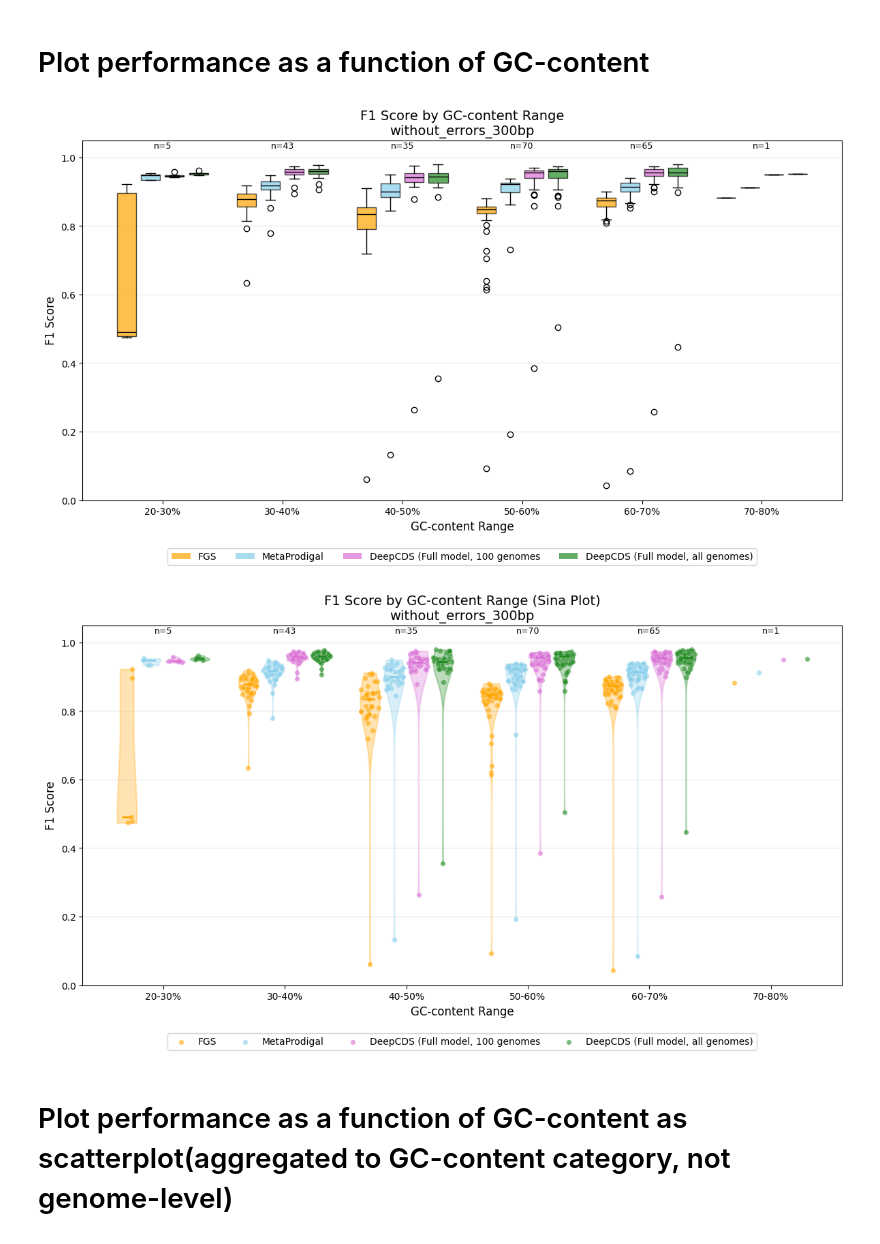
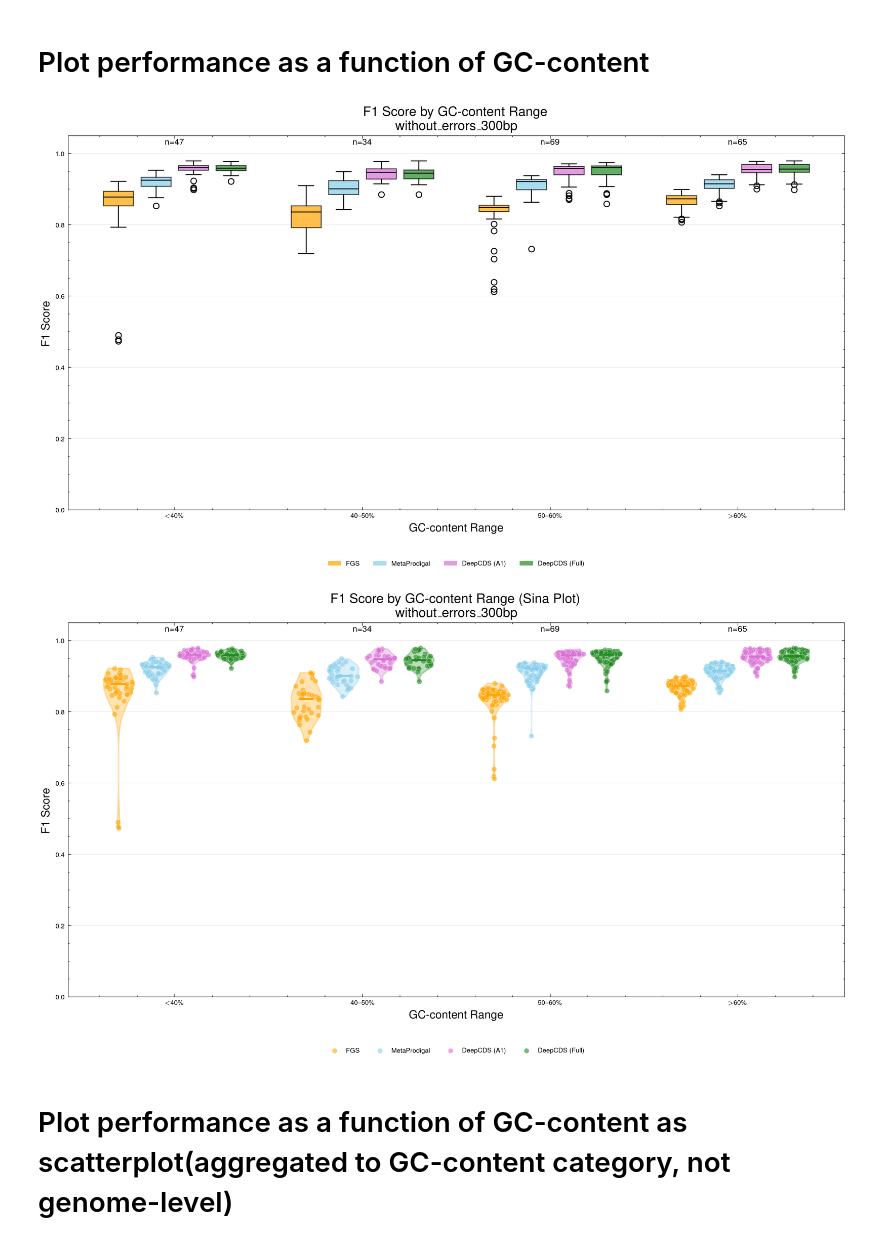
Before and after one commit to lsandvad/deep-cds, a Jupyter notebook: src_dev/benchmark/eval/without_errors/cds_level_evaluation_without_errors.ipynb, the cells around one changed output. Drawn from its saved outputs; the diff is of its cells as text; code cells hidden in the pictures.

```diff
--- a/src_dev/benchmark/eval/without_errors/cds_level_evaluation_without_errors.ipynb
+++ b/src_dev/benchmark/eval/without_errors/cds_level_evaluation_without_errors.ipynb
@@ -593,11 +597,11 @@ for data_type in data_types:
         performance_metrics_genomes_dict[test_accession] = {
             "fgs_complete": calculate_metrics(testset_dict, preds_fgs_dict, read_names_list, overlap_criteria),
             "prodigal": calculate_metrics(testset_dict, prodigal_dict, read_names_list, overlap_criteria),
-            "esm2_a1": calculate_metrics(testset_dict, preds_a1, read_names_list, overlap_criteria),
+            "deep_cds_a1": calculate_metrics(testset_dict, preds_a1, read_names_list, overlap_criteria),
             "deep_cds": calculate_metrics(testset_dict, preds_deep_cds, read_names_list, overlap_criteria)}
 
     #assess wrong predictions to find out if there are any patterns that raise concern/should be fixed
-    wrong_predictions = find_wrong_predictions(testset_dict, prodigal_dict, read_names_list, overlap_criteria)
+    wrong_predictions = find_wrong_predictions(testset_dict, preds_deep_cds, read_names_list, overlap_criteria)
 
     plot_all_models_comparison('f1_score', performance_metrics_genomes_dict, data_type, genomes)
     #plot_all_models_comparison('recall', performance_metrics_genomes_dict, data_type, genomes)
@@ -617,12 +641,12 @@ def plot_metric_by_gc_content_boxplot(performance_metrics_dict, genome_metadata,
         genome_metadata (dict): Dictionary with genome metadata including gc_content
         metric_name (str): Name of the metric to plot (e.g., 'f1_score', 'precision', 'recall')
         data_type (str): Data type description for the plot title
-        gc_bins (list, optional): List of bin edges for GC-content. Default: [20, 30, 40, 50, 60, 70, 80]
+        gc_bins (list, optional): List of bin edges for GC-content. Default: [0, 40, 50, 60, 100]
         model_display_names (dict, optional): Dictionary mapping model names to display names
         colors (list, optional): List of colors for each model
     """
     if gc_bins is None:
-        gc_bins = [20, 30, 40, 50, 60, 70, 80]
+        gc_bins = [0, 40, 50, 60, 100]
 
     # Get model names from the first genome entry
     first_genome = next(iter(performance_metrics_dict.values()))
@@ -639,7 +663,14 @@ def plot_metric_by_gc_content_boxplot(performance_metrics_dict, genome_metadata,
         colors = ['skyblue', 'orange', 'orchid', 'forestgreen', 'purple']
 
     # Create bin labels
-    bin_labels = [f"{gc_bins[i]}-{gc_bins[i+1]}%" for i in range(len(gc_bins)-1)]
+    bin_labels = []
+    for i in range(len(gc_bins) - 1):
+        if gc_bins[i] == 0:
+            bin_labels.append(rf"$<${gc_bins[i+1]}\%")
+        elif gc_bins[i+1] == 100:
+            bin_labels.append(rf"$>${gc_bins[i]}\%")
+        else:
+            bin_labels.append(rf"{gc_bins[i]}--{gc_bins[i+1]}\%")
 
     # Organize data by GC bin and model
     data_by_bin_and_model = {label: {model: [] for model in model_names} for label in bin_labels}
@@ -729,13 +760,13 @@ def plot_metric_by_gc_content_sina(performance_metrics_dict, genome_metadata, me
         genome_metadata (dict): Dictionary with genome metadata including gc_content
         metric_name (str): Name of the metric to plot (e.g., 'f1_score', 'precision', 'recall')
         data_type (str): Data type description for the plot title
-        gc_bins (list, optional): List of bin edges for GC-content. Default: [20, 30, 40, 50, 60, 70, 80]
+        gc_bins (list, optional): List of bin edges for GC-content. Default: [0, 40, 50, 60, 100]
         model_display_names (dict, optional): Dictionary mapping model names to display names
         colors (list, optional): List of colors for each model
         overlay (str): Type of overlay - 'none', 'boxplot', or 'violin'. Default: 'none'
     """
     if gc_bins is None:
-        gc_bins = [20, 30, 40, 50, 60, 70, 80]
+        gc_bins = [0, 40, 50, 60, 100]
 
     # Get model names from the first genome entry
     first_genome = next(iter(performance_metrics_dict.values()))
@@ -752,7 +783,14 @@ def plot_metric_by_gc_content_sina(performance_metrics_dict, genome_metadata, me
         colors = ['orange', 'skyblue', 'orchid', 'forestgreen', 'purple']
 
     # Create bin labels
-    bin_labels = [f"{gc_bins[i]}-{gc_bins[i+1]}%" for i in range(len(gc_bins)-1)]
+    bin_labels = []
+    for i in range(len(gc_bins) - 1):
+        if gc_bins[i] == 0:
+            bin_labels.append(rf"$<${gc_bins[i+1]}\%")
+        elif gc_bins[i+1] == 100:
+            bin_labels.append(rf"$>${gc_bins[i]}\%")
+        else:
+            bin_labels.append(rf"{gc_bins[i]}--{gc_bins[i+1]}\%")
 
     # Organize data by GC bin and model
     data_by_bin_and_model = {label: {model: [] for model in model_names} for label in bin_labels}
@@ -909,7 +947,7 @@ for data_type in data_types:
             all_performance_metrics_dict[test_accession] = {
                 "fgs_complete": calculate_metrics(testset_dict, preds_fgs_dict, read_names_list, overlap_criteria),
                 "prodigal": calculate_metrics(testset_dict, prodigal_dict, read_names_list, overlap_criteria),
-                "esm2_a1": calculate_metrics(testset_dict, preds_a1, read_names_list, overlap_criteria),
+                "deep_cds_a1": calculate_metrics(testset_dict, preds_a1, read_names_list, overlap_criteria),
                 "deep_cds": calculate_metrics(testset_dict, preds_deep_cds, read_names_list, overlap_criteria)
             }
         except Exception as e:
@@ -920,12 +958,13 @@ for data_type in data_types:
     model_display_names = {
         "prodigal": "MetaProdigal",
         "fgs_complete": "FGS",
-        "esm2_a1": "DeepCDS (Full model, 100 genomes",
-        "deep_cds": "DeepCDS (Full model, all genomes)"
+        "deep_cds_a1": "DeepCDS (A1)",
+        "deep_cds": "DeepCDS (Full)"
     }
     custom_colors = ['orange', 'skyblue', 'orchid', 'forestgreen']
 
-    # Plot boxplots by GC-content
+    # Plot boxplots by GC-cont
+    # ent
     plot_metric_by_gc_content_boxplot(all_performance_metrics_dict, all_genomes, 'f1_score', data_type,
                                       model_display_names=model_display_names, colors=custom_colors)
     #plot_metric_by_gc_content_boxplot(all_performance_metrics_dict, all_genomes, 'recall', data_type,
@@ -933,40 +972,40 @@ for data_type in data_types:
     #plot_metric_by_gc_content_boxplot(all_performance_metrics_dict, all_genomes, 'precision', data_type,
     #                                  model_display_names=model_display_names, colors=custom_colors)
 # %% [output]
-[figure, old version]
+[figure, new version]
 # %%
 # Reorder the metrics dict to control bar order
 def reorder_metrics(metrics_dict, order):
     """Reorder the model keys in performance metrics dict."""
     reordered = {}
     for acc, models in metrics_dict.items():
         reordered[acc] = {model: models[model] for model in order if model in models}
     return reordered
 
-model_order = ["fgs_complete", "prodigal", "esm2_a1", "deep_cds"]
+model_order = ["fgs_complete", "prodigal", "deep_cds_a1", "deep_cds"]
 model_display_names_ordered = {
     "fgs_complete": "FGS",
     "prodigal": "MetaProdigal",
-    "esm2_a1": "DeepCDS (Full model, 100 genomes",
-    "deep_cds": "DeepCDS (Full model, all genomes)"
+    "deep_cds_a1": "DeepCDS (A1)",
+    "deep_cds": "DeepCDS (Full)"
 }
 
 custom_colors_ordered = ['orange', 'skyblue', 'orchid', 'forestgreen']
 
 # Plot sina plots by GC-content
 all_performance_metrics_ordered = reorder_metrics(all_performance_metrics_dict, model_order)
 for data_type in data_types:
     plot_metric_by_gc_content_sina(all_performance_metrics_ordered, all_genomes, 'f1_score', data_type,
                                    model_display_names=model_display_names_ordered, colors=custom_colors_ordered,
                                    overlay='violin')
     #plot_metric_by_gc_content_sina(all_performance_metrics_ordered, all_genomes, 'recall', data_type,
     #                               model_display_names=model_display_names_ordered, colors=custom_colors_ordered,
     #                               overlay='violin')
     #plot_metric_by_gc_content_sina(all_performance_metrics_ordered, all_genomes, 'precision', data_type,
     #                               model_display_names=model_display_names_ordered, colors=custom_colors_ordered,
     #                               overlay='violin')
 # %% [output]
-[figure, old version]
+[figure, new version]
 # %% [markdown]
 # Plot performance as a function of GC-content as scatterplot(aggregated to GC-content category, not genome-level)
 # %%
```
Also changed, not shown: parts of 20 cells of this notebook, 8 other files.
